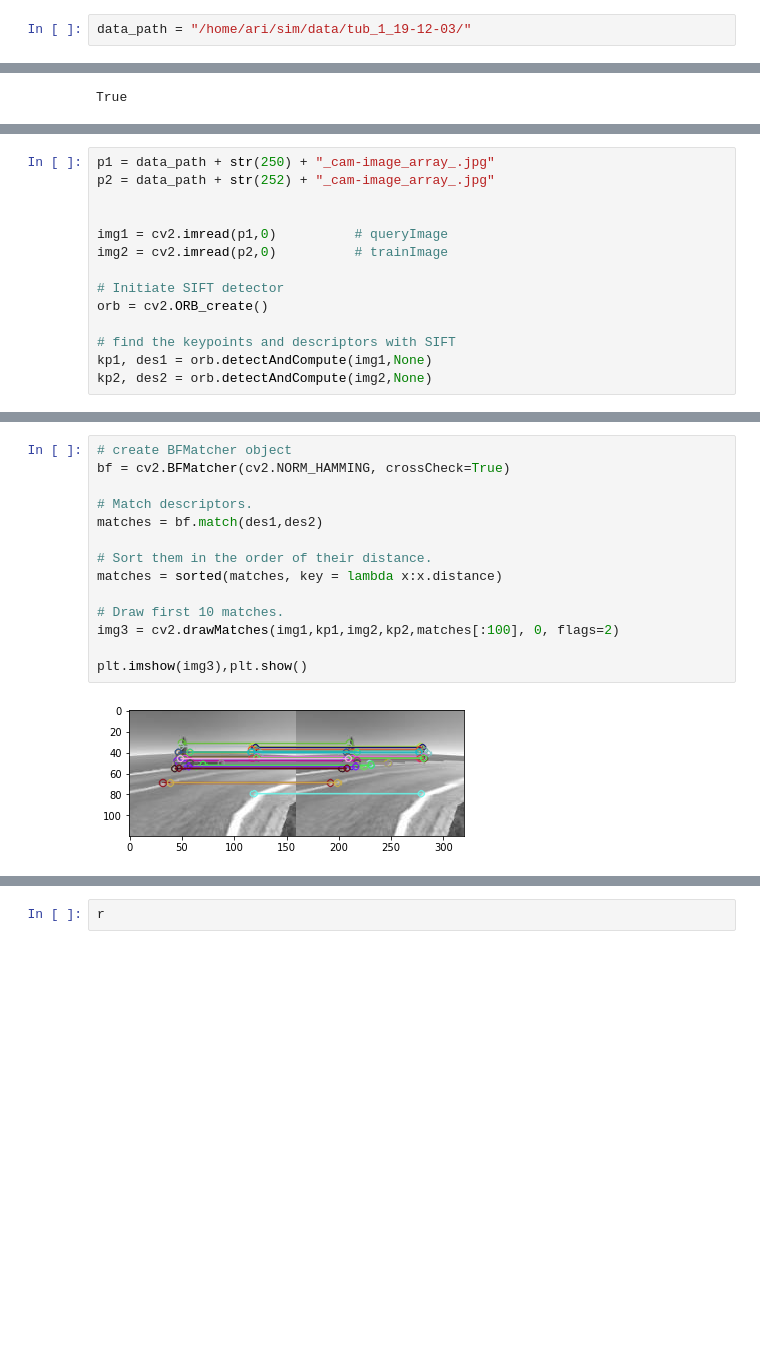
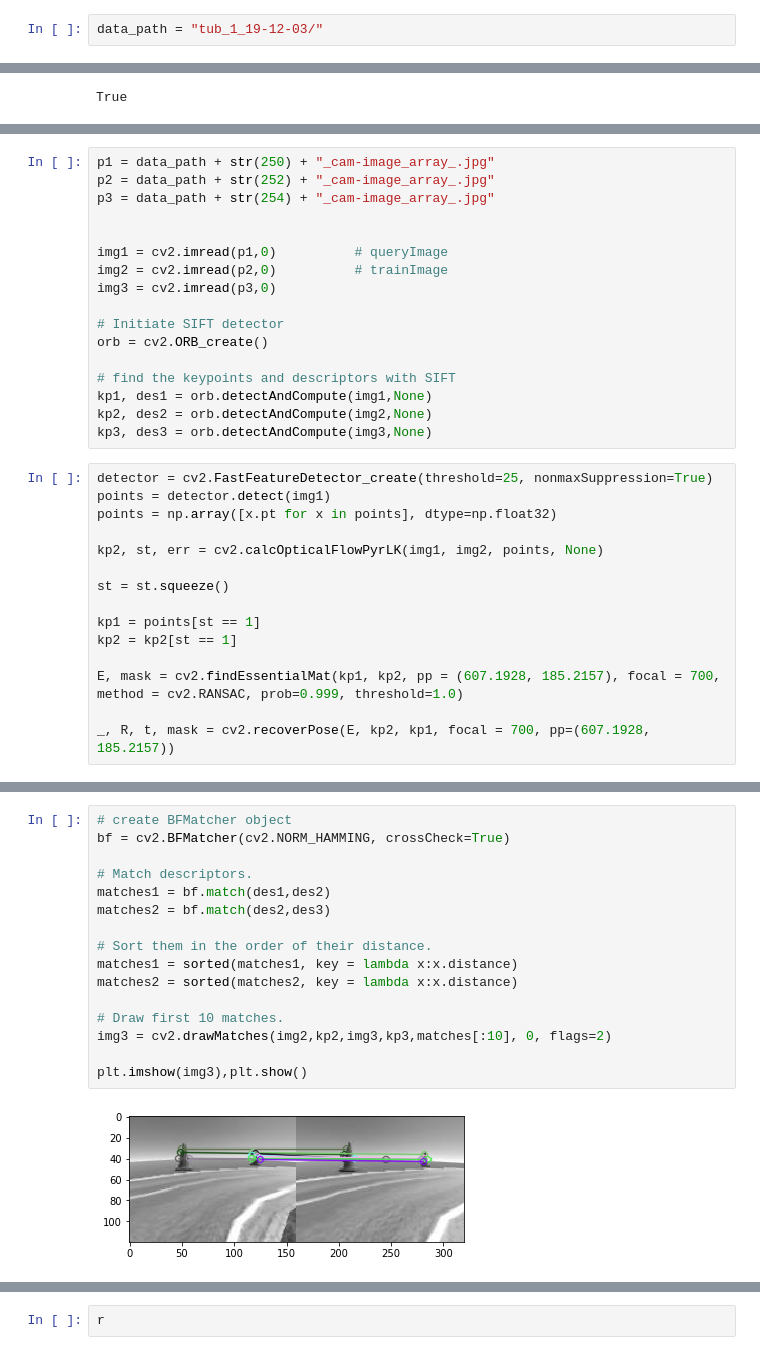
Before and after one commit to Stippos/driving_simulator, a Jupyter notebook: vo.ipynb, the cells around one changed output, grey strips where cells are left out. Cells and saved outputs as stored; diff of their text form; blank space fills up the shorter version.

Commit message:
Continuing visual odometry

```diff
--- a/vo.ipynb
+++ b/vo.ipynb
@@ -8,5 +8,5 @@ from IPython.display import clear_output
 import matplotlib.pyplot as plt
 import os
 # %%
-data_path = "/home/ari/sim/data/tub_1_19-12-03/"
+data_path = "tub_1_19-12-03/"
 # %%
@@ -41,10 +44,12 @@ True
 # %%
 p1 = data_path + str(250) + "_cam-image_array_.jpg"
 p2 = data_path + str(252) + "_cam-image_array_.jpg"
+p3 = data_path + str(254) + "_cam-image_array_.jpg"
 
 
 img1 = cv2.imread(p1,0)          # queryImage
 img2 = cv2.imread(p2,0)          # trainImage
+img3 = cv2.imread(p3,0)
 
 # Initiate SIFT detector
 orb = cv2.ORB_create()
@@ -52,3 +57,19 @@ orb = cv2.ORB_create()
 # find the keypoints and descriptors with SIFT
 kp1, des1 = orb.detectAndCompute(img1,None)
 kp2, des2 = orb.detectAndCompute(img2,None)
+kp3, des3 = orb.detectAndCompute(img3,None)
+# %%
+detector = cv2.FastFeatureDetector_create(threshold=25, nonmaxSuppression=True)
+points = detector.detect(img1)
+points = np.array([x.pt for x in points], dtype=np.float32)
+
+kp2, st, err = cv2.calcOpticalFlowPyrLK(img1, img2, points, None)
+
+st = st.squeeze()
+
+kp1 = points[st == 1]
+kp2 = kp2[st == 1]
+
+E, mask = cv2.findEssentialMat(kp1, kp2, pp = (607.1928, 185.2157), focal = 700, method = cv2.RANSAC, prob=0.999, threshold=1.0)
+
+_, R, t, mask = cv2.recoverPose(E, kp2, kp1, focal = 700, pp=(607.1928, 185.2157))
@@ -55,17 +85,19 @@ kp2, des2 = orb.detectAndCompute(img2,None)
 # %%
 # create BFMatcher object
 bf = cv2.BFMatcher(cv2.NORM_HAMMING, crossCheck=True)
 
 # Match descriptors.
-matches = bf.match(des1,des2)
+matches1 = bf.match(des1,des2)
+matches2 = bf.match(des2,des3)
 
 # Sort them in the order of their distance.
-matches = sorted(matches, key = lambda x:x.distance)
+matches1 = sorted(matches1, key = lambda x:x.distance)
+matches2 = sorted(matches2, key = lambda x:x.distance)
 
 # Draw first 10 matches.
-img3 = cv2.drawMatches(img1,kp1,img2,kp2,matches[:100], 0, flags=2)
+img3 = cv2.drawMatches(img2,kp2,img3,kp3,matches[:10], 0, flags=2)
 
 plt.imshow(img3),plt.show()
 # %% [output]
-[figure, old version]
+[figure, new version]
 (<matplotlib.image.AxesImage at 0x...>, None)
```
Also changed, not shown: parts of 19 cells of this notebook.
